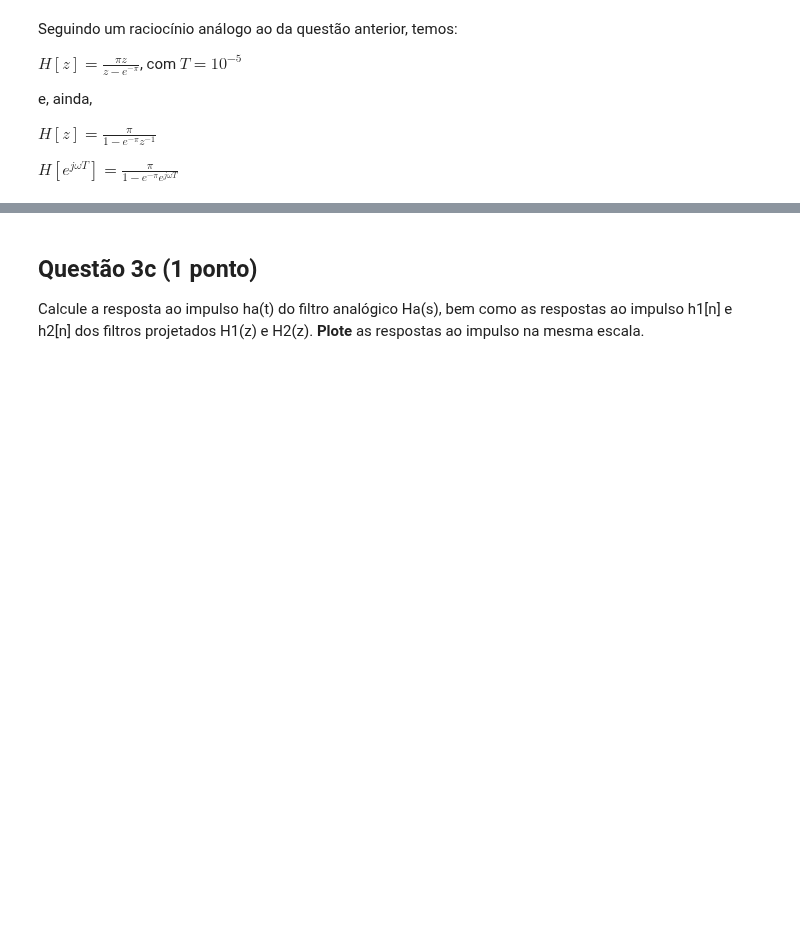
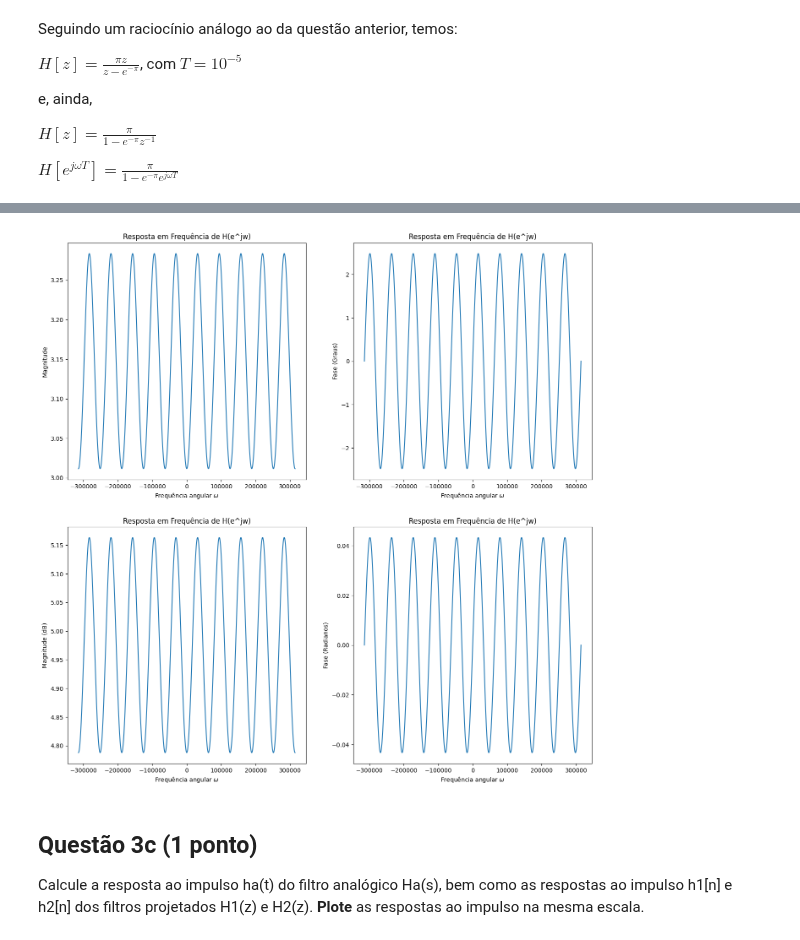
Before and after one commit to akaTsunemori/signal-processing-studies, a Jupyter notebook: projeto-2/projeto2.ipynb, the cells around one changed output, grey strips where cells are left out. Saved outputs shown, nothing was run; the diff lists cells and outputs as text; code cells hidden in the pictures; blank space fills up the shorter version.

```diff
--- a/projeto-2/projeto2.ipynb
+++ b/projeto-2/projeto2.ipynb
@@ -322,3 +250,15 @@ plt.show()
+# %%
+b0, b1 = np.pi, 0
+a0, a1 = 1, np.e ** (-1 * np.pi)
+
+w = np.linspace(-10**5 * np.pi, 10**5 * np.pi, 10000)
+w_axis = np.exp(1j * w)
+
+H = (b0 * w_axis + b1) / (a0 * w_axis + a1)
+
+plot_freq_response(H, w)
+# %% [output]
+[figure, added]
 # %% [markdown]
 ## Questão 3c (1 ponto)
 
```
Also changed, not shown: parts of 7 cells of this notebook.
